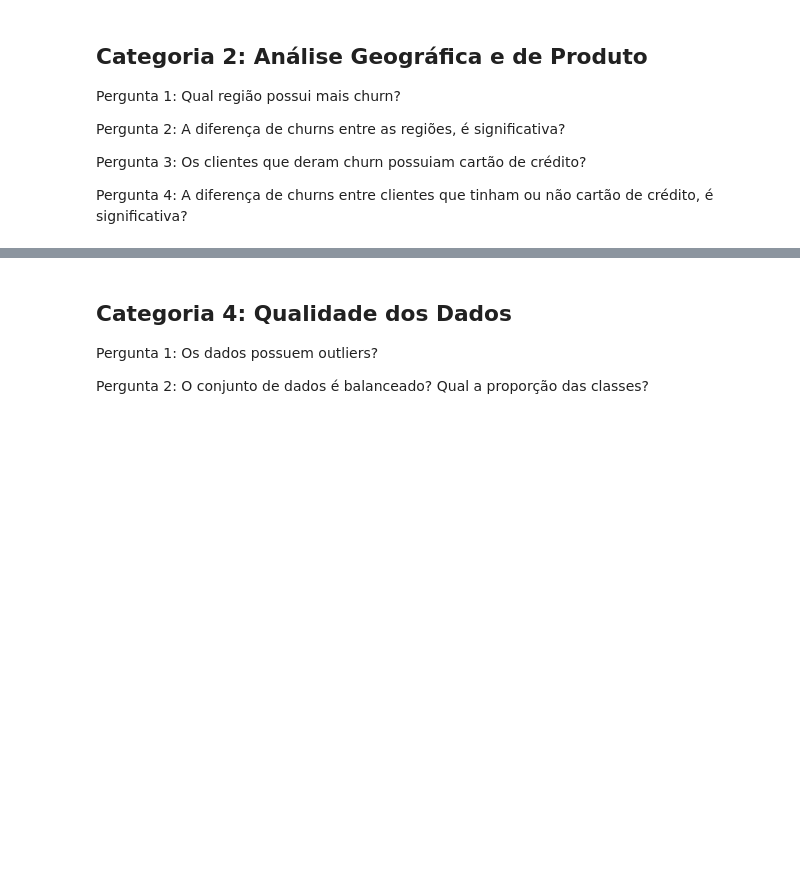
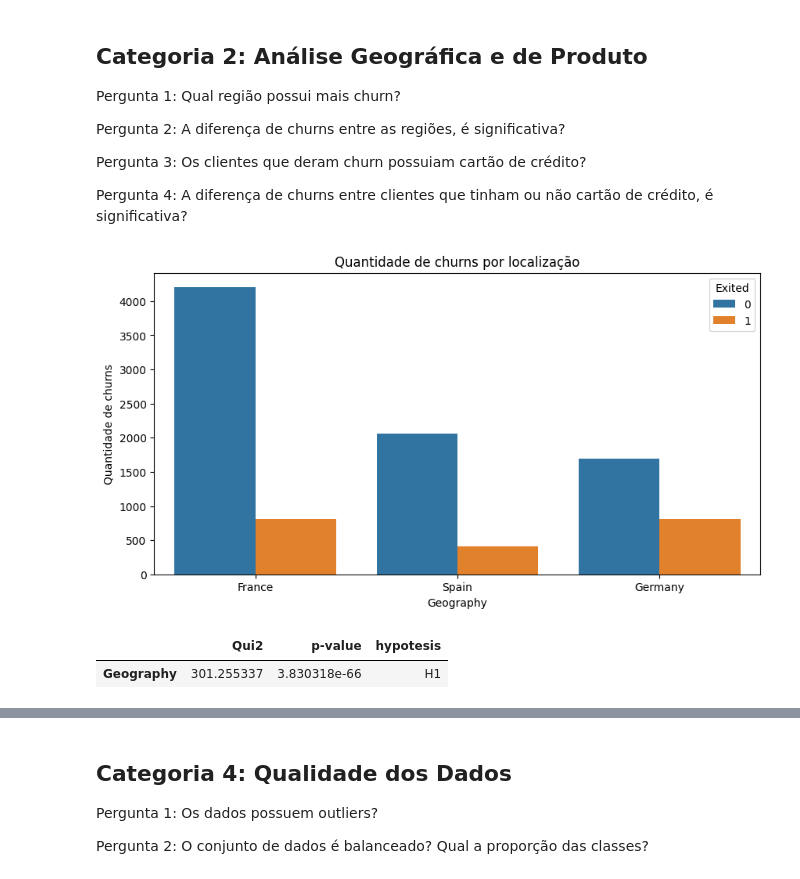
Before and after one commit to PedroMeerholz/churn-ml, a Jupyter notebook: notebooks/analysis.ipynb, the cells around one changed output, grey strips where cells are left out. Cells and saved outputs as stored; diff of their text form; code cells hidden in the pictures; blank space fills up the shorter version.

```diff
--- a/notebooks/analysis.ipynb
+++ b/notebooks/analysis.ipynb
@@ -108,0 +99,8 @@ See the caveats in the documentation: https://pandas.pydata.org/pandas-docs/stab
+# %%
+def countplot(title, data, x, hue):
+    plt.figure(figsize=(10, 5))
+    plt.title(title)
+    sns.countplot(data=data, x=x, hue=hue)
+    plt.ylabel('Quantidade de churns')
+    plt.show()
+    plt.close()
@@ -196,3 +189,17 @@ Pergunta 2: A diferença de churns entre as regiões, é significativa?
 Pergunta 3: Os clientes que deram churn possuiam cartão de crédito?
 
 Pergunta 4: A diferença de churns entre clientes que tinham ou não cartão de crédito, é significativa?
+# %%
+# Pergunta 1: Qual região possui mais churn
+countplot('Quantidade de churns por localização', df, 'Geography', 'Exited')
+# %% [output]
+[figure, added]
+# %%
+# Pergunta 2: A diferença de churns entre as regiões, é significativa?
+# H0 (Hipótese nula): Não existe associação entre Localização e Churn
+# H1: Existe associação entre Localização e Churn
+
+chi2(df, 'Geography', alpha=0.05)
+# %% [output]
+|  | Qui2 | p-value | hypotesis |
+| Geography | 301.255337 | 3.830318e-66 | H1 |
```
Also changed, not shown: parts of 15 cells of this notebook.
